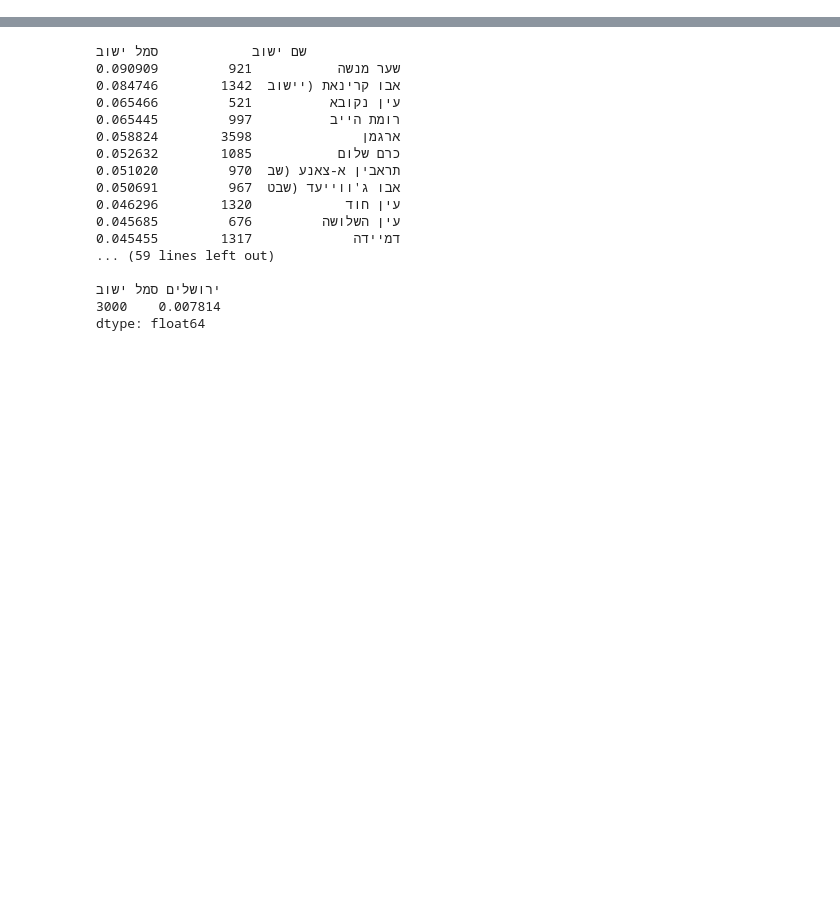
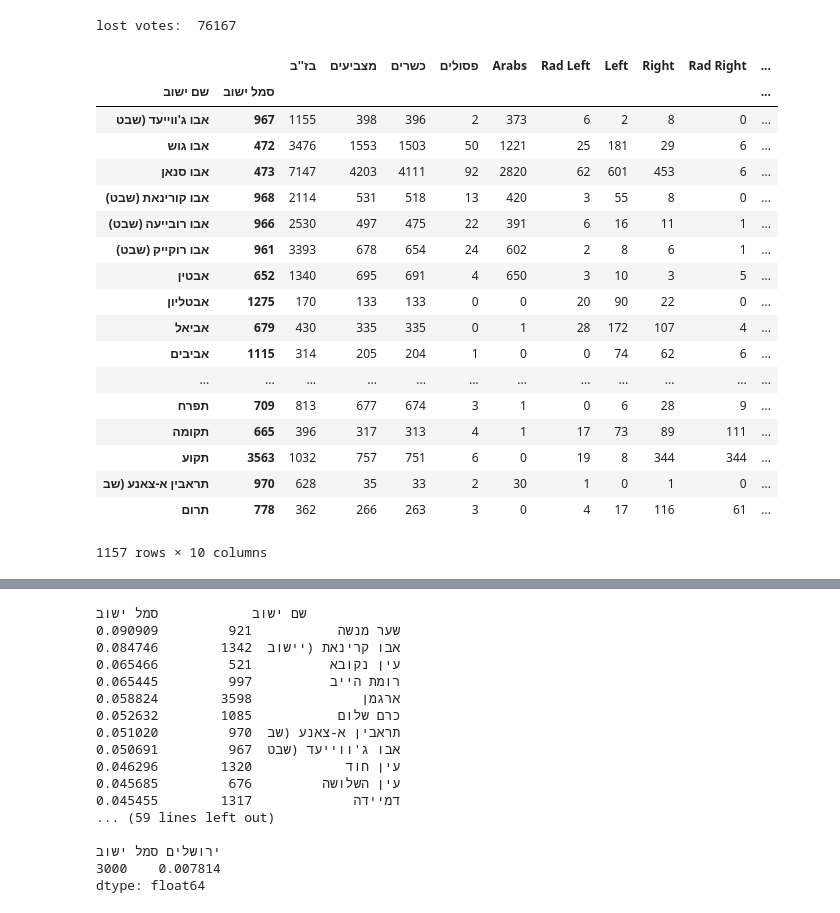
Before and after one commit to alexeyvasy/knesset-elections, a Jupyter notebook: Knesset Elections - Final Project.ipynb, the cells around one changed output, grey strips where cells are left out. Saved outputs shown, nothing was run; the diff lists cells and outputs as text; code cells hidden in the pictures; blank space fills up the shorter version.

```diff
--- a/Knesset Elections - Final Project.ipynb
+++ b/Knesset Elections - Final Project.ipynb
@@ -90,0 +46,12 @@ Length: 1134, dtype: float64
+# %%
+def totalSum(electionDataframe):
+    return electionDataframe["Arabs"] + electionDataframe["Rad Left"] + electionDataframe["Left"] + electionDataframe["Right"] + electionDataframe["Rad Right"] + electionDataframe["Orthodox"]
+
+def classified_summed_votes_list(electionsDataframe):
+    return [electionsDataframe["Arabs"].sum(), electionsDataframe["Rad Left"].sum(), electionsDataframe["Left"].sum(), electionsDataframe["Right"].sum(), electionsDataframe["Rad Right"].sum(), electionsDataframe["Orthodox"].sum()]
+
+
+
+ahuzey_hatzbaa21 = (knesset21elections["מצביעים"].sum() / knesset21elections["בזב"].sum())#.sort_values(ascending=False)
+
+ahuzey_hatzbaa21#.drop(index="מעטפות חיצוניות", axis=0, level=0).describe()
@@ -90,0 +111,36 @@ Length: 1134, dtype: float64
+# %%
+
+
+knesset18elections["Arabs"] = knesset18elections["עם"] + knesset18elections["ד"] + knesset18elections["ו"]
+knesset18elections["Rad Left"] = knesset18elections["מרצ"] + knesset18elections["ה"]
+knesset18elections["Left"] = knesset18elections["אמת"] + knesset18elections["כן"]
+knesset18elections["Right"] = knesset18elections["מחל"] + knesset18elections["ל"]
+knesset18elections["Rad Right"] = knesset18elections["ב"] + knesset18elections["ט"]
+knesset18elections["Orthodox"] = knesset18elections["ג"] +  knesset18elections["שס"]
+
+afterclassifiying18 = totalSum(knesset18elections)
+lost_votes18 = knesset18elections["כשרים"].sum() - afterclassifiying18.sum()
+print("lost votes: ",lost_votes18)
+num_cols=np.arange(4,38)
+knesset18elections.drop(knesset18elections.columns[num_cols], axis=1)
+# %% [output]
+lost votes:  76167
+|  |  | בז''ב | מצביעים | כשרים | פסולים | Arabs | Rad Left | Left | Right | Rad Right | ... |
+| שם ישוב | סמל ישוב |  |  |  |  |  |  |  |  |  | ... |
+| אבו ג'ווייעד (שבט | 967 | 1155 | 398 | 396 | 2 | 373 | 6 | 2 | 8 | 0 | ... |
+| אבו גוש | 472 | 3476 | 1553 | 1503 | 50 | 1221 | 25 | 181 | 29 | 6 | ... |
+| אבו סנאן | 473 | 7147 | 4203 | 4111 | 92 | 2820 | 62 | 601 | 453 | 6 | ... |
+| אבו קורינאת (שבט) | 968 | 2114 | 531 | 518 | 13 | 420 | 3 | 55 | 8 | 0 | ... |
+| אבו רובייעה (שבט) | 966 | 2530 | 497 | 475 | 22 | 391 | 6 | 16 | 11 | 1 | ... |
+| אבו רוקייק (שבט) | 961 | 3393 | 678 | 654 | 24 | 602 | 2 | 8 | 6 | 1 | ... |
+| אבטין | 652 | 1340 | 695 | 691 | 4 | 650 | 3 | 10 | 3 | 5 | ... |
+| אבטליון | 1275 | 170 | 133 | 133 | 0 | 0 | 20 | 90 | 22 | 0 | ... |
+| אביאל | 679 | 430 | 335 | 335 | 0 | 1 | 28 | 172 | 107 | 4 | ... |
+| אביבים | 1115 | 314 | 205 | 204 | 1 | 0 | 0 | 74 | 62 | 6 | ... |
+| ... | ... | ... | ... | ... | ... | ... | ... | ... | ... | ... | ... |
+| תפרח | 709 | 813 | 677 | 674 | 3 | 1 | 0 | 6 | 28 | 9 | ... |
+| תקומה | 665 | 396 | 317 | 313 | 4 | 1 | 17 | 73 | 89 | 111 | ... |
+| תקוע | 3563 | 1032 | 757 | 751 | 6 | 0 | 19 | 8 | 344 | 344 | ... |
+| תראבין א-צאנע (שב | 970 | 628 | 35 | 33 | 2 | 30 | 1 | 0 | 1 | 0 | ... |
+| תרום | 778 | 362 | 266 | 263 | 3 | 0 | 4 | 17 | 116 | 61 | ... |
+1157 rows × 10 columns
```
Also changed, not shown: parts of 9 cells of this notebook.
